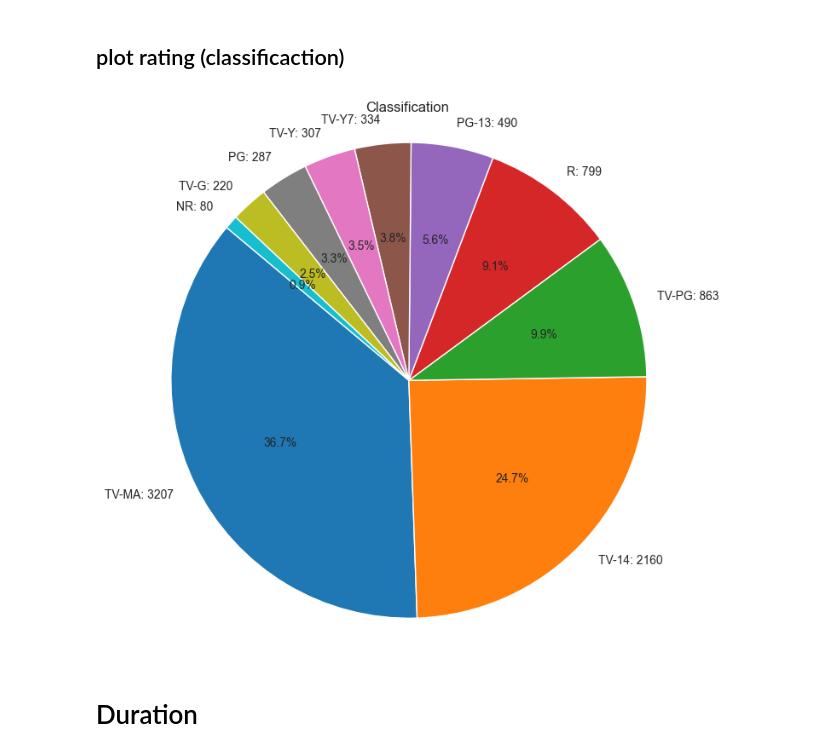
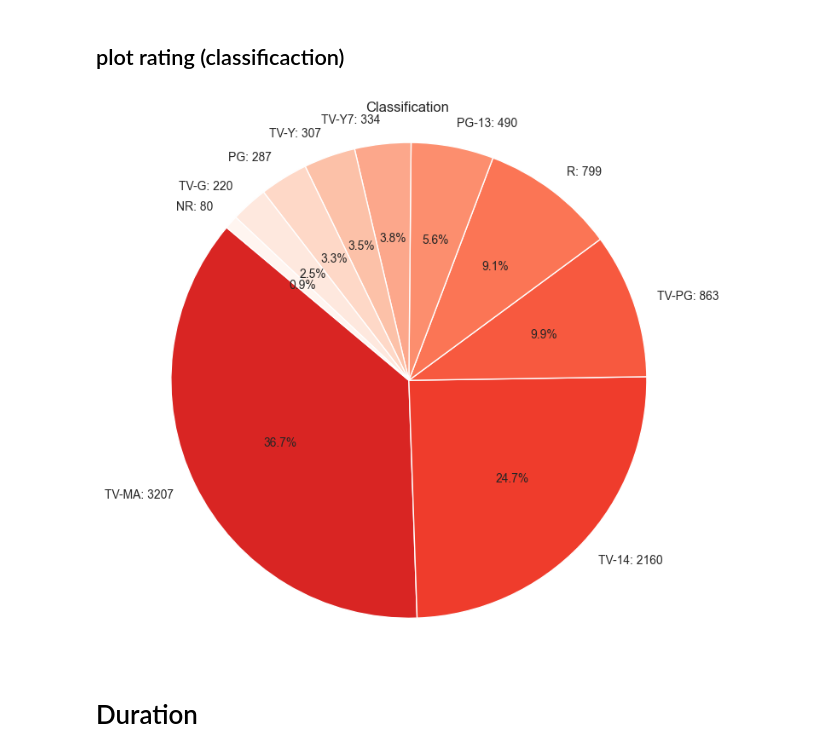
Before and after one commit to Edgar-La/Data_visualization_MoviesTVshows, a Jupyter notebook: Data_visualization.ipynb, the cells around one changed output. Drawn from its saved outputs; the diff is of its cells as text; code cells hidden in the pictures.

Commit message:
rating classification plot added

```diff
--- a/Data_visualization.ipynb
+++ b/Data_visualization.ipynb
@@ -465,14 +420,21 @@ labels
 ## plot rating (classificaction)
 # %%
 plt.figure(figsize=(8, 8))
+
+cmap = cm.get_cmap('Reds')
+
+
 plt.pie(rating[:-7], labels=labels[:-7],
         autopct='%1.1f%%',
-        startangle=140)
+        startangle=140,
+        #colors='Reds',
+        colors = cmap(np.linspace(.7, 0, len(rating[:-7]))),
+        )
 plt.title('Classification')
 plt.axis('equal')  # Equal aspect ratio ensures that pie is drawn as a circle
 plt.show()
 # %% [output]
-[figure, old version]
+[figure, new version]
 # %% [markdown]
 # Duration
 # %%
```
Also changed, not shown: parts of 4 cells of this notebook.
